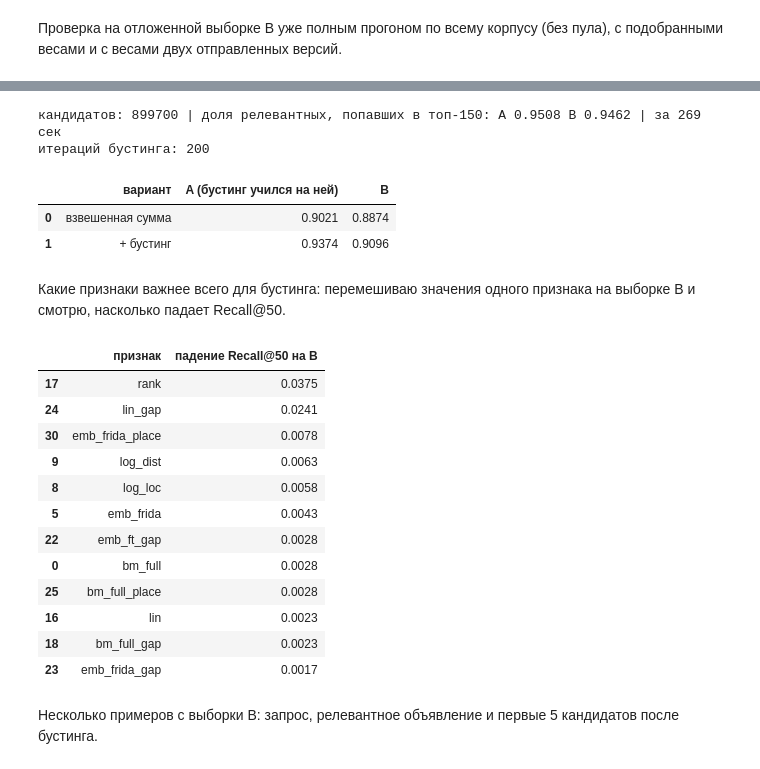
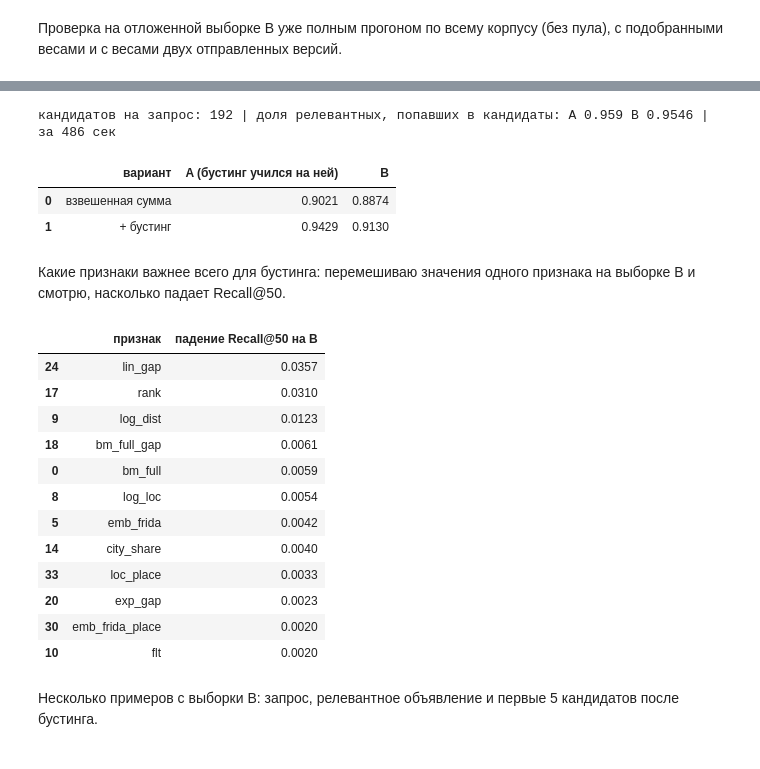
Before and after one commit to Smolyaninoff/avito-candidate-search, a Jupyter notebook: solution.ipynb, the cells around one changed output, grey strips where cells are left out. Saved outputs shown, nothing was run; the diff lists cells and outputs as text; code cells hidden in the pictures.

Commit message:
accuracy update: candidates from three sources, reranker ensemble
Recall@50 on the platform 0.899969, validation B 0.913.

```diff
--- a/solution.ipynb
+++ b/solution.ipynb
@@ -851,7 +851,8 @@ def run(index, qdf, weight_sets, pool_weights=None, pool_size=300, batch_size=20
             top = top_k(combine(s, w))
             predictions[name].extend([list(index['item_ids'][row]) for row in top])
         if pool_weights is not None:
-            cand = np.concatenate([top_k(combine(s, w), pool_size) for w in pool_weights], axis=1)
+            sizes = pool_size if isinstance(pool_size, list) else [pool_size] * len(pool_weights)
+            cand = np.concatenate([top_k(combine(s, w), k) for w, k in zip(pool_weights, sizes)], axis=1)
             for row in range(len(batch)):
                 c = np.unique(cand[row])
                 part = pd.DataFrame({name: s[name][row, c] for name in SIGNALS})
@@ -1046,14 +1049,18 @@ Recall@50 на B, подобранные веса: 0.8874 | время 233 се
 # %%
 RERANK_K = 150
+EXTRA_K = [100, 50]
 GAP_SIGNALS = ['bm_full', 'bm_title', 'exp', 'emb', 'emb_ft', 'emb_frida', 'lin']
 PLACE_SIGNALS = ['bm_full', 'bm_title', 'exp', 'emb', 'emb_ft', 'emb_frida', 'mc', 'dist', 'loc']
 RERANK_FEATURES = (['bm_full', 'bm_title', 'exp', 'emb', 'emb_ft', 'emb_frida', 'log_mc', 'nl', 'log_loc', 'log_dist', 'flt', 'cat',
                     'n_words', 'has_filters', 'city_share', 'n_same_loc', 'lin', 'rank'] + [name + '_gap' for name in GAP_SIGNALS]
                    + [name + '_place' for name in PLACE_SIGNALS])
+BASE_RERANK_FEATURES = [name for name in RERANK_FEATURES if not name.endswith('_place') and name != 'n_same_loc']
 
 
 def rerank_table(index, qdf, w):
-    _, cand = run(index, qdf, {}, pool_weights=[w], pool_size=RERANK_K)
+    weak_loc_w = dict(w, loc=1, dist=1)
+    text_w = dict(w, bm_title=0, exp=0, emb=0, emb_frida=10, loc=0, dist=0, mc=0, cat=0)
+    _, cand = run(index, qdf, {}, pool_weights=[w, weak_loc_w, text_w], pool_size=[RERANK_K] + EXTRA_K)
     cand['lin'] = combine({name: cand[name].values for name in SIGNALS}, w)
     cand['rank'] = cand.groupby('q')['lin'].rank(ascending=False, method='average')
     for name in GAP_SIGNALS:
@@ -1083,17 +1090,29 @@ def make_reranker():
                                           l2_regularization=1.0, early_stopping=False, random_state=SEED)
 
 
+def fit_rerankers(cand):
+    models = []
+    for feats in [RERANK_FEATURES, BASE_RERANK_FEATURES]:
+        model = make_reranker()
+        model.fit(cand[feats], cand['rel'])
+        models.append((model, feats))
+    return models
+
+
+def rerank_prob(models, cand):
+    return np.mean([model.predict_proba(cand[feats])[:, 1] for model, feats in models], axis=0)
+
+
 t = time.time()
 val_cand = rerank_table(val_index, val_ab, best_w)
 val_cand['rel'] = [item in relevant_sets[q] for q, item in zip(val_cand['q'], val_cand['item_id'])]
 cand_is_a = is_a[val_cand['q'].values]
-print('кандидатов:', len(val_cand), '| доля релевантных, попавших в топ-150: A', round(val_cand.loc[cand_is_a, 'rel'].sum() / n_relevant[is_a].sum(), 4),
+print('кандидатов на запрос:', round(len(val_cand) / len(val_ab)), '| доля релевантных, попавших в кандидаты: A',
+      round(val_cand.loc[cand_is_a, 'rel'].sum() / n_relevant[is_a].sum(), 4),
       'B', round(val_cand.loc[~cand_is_a, 'rel'].sum() / n_relevant[~is_a].sum(), 4), '| за', round(time.time() - t), 'сек')
 
-reranker = make_reranker()
-reranker.fit(val_cand.loc[cand_is_a, RERANK_FEATURES], val_cand.loc[cand_is_a, 'rel'])
-val_cand['prob'] = reranker.predict_proba(val_cand[RERANK_FEATURES])[:, 1]
-print('итераций бустинга:', reranker.n_iter_)
+rerankers = fit_rerankers(val_cand[cand_is_a])
+val_cand['prob'] = rerank_prob(rerankers, val_cand)
 
 rerank_pred = top50_by(val_cand, 'prob', len(val_ab))
 linear_pred = top50_by(val_cand, 'lin', len(val_ab))
@@ -1104,40 +1123,39 @@ for name, pred in [('взвешенная сумма', linear_pred), ('+ бус
                  'B': recall_at_50([p for p, f in zip(pred, is_a) if not f], val_ab.loc[~is_a, 'relevant'])})
 pd.DataFrame(rows).round(4)
 # %% [output]
-кандидатов: 899700 | доля релевантных, попавших в топ-150: A 0.9508 B 0.9462 | за 269 сек
-итераций бустинга: 200
+кандидатов на запрос: 192 | доля релевантных, попавших в кандидаты: A 0.959 B 0.9546 | за 486 сек
 |  | вариант | A (бустинг учился на ней) | B |
 | 0 | взвешенная сумма | 0.9021 | 0.8874 |
-| 1 | + бустинг | 0.9374 | 0.9096 |
+| 1 | + бустинг | 0.9429 | 0.9130 |
 # %% [markdown]
 Какие признаки важнее всего для бустинга: перемешиваю значения одного признака на выборке B и смотрю, насколько падает Recall@50.
 # %%
 b_cand = val_cand[~cand_is_a].copy()
 b_relevant = val_ab.loc[~is_a, 'relevant'].tolist()
 b_cand['q'] = b_cand['q'] - is_a.sum()
 base_b = recall_at_50(top50_by(b_cand, 'prob', len(val_b)), b_relevant)
 perm_rng = np.random.RandomState(SEED)
 rows = []
 for name in RERANK_FEATURES:
     shuffled = b_cand[RERANK_FEATURES].copy()
     shuffled[name] = perm_rng.permutation(shuffled[name].values)
-    b_cand['perm'] = reranker.predict_proba(shuffled)[:, 1]
+    b_cand['perm'] = rerank_prob(rerankers, shuffled)
     rows.append({'признак': name, 'падение Recall@50 на B': base_b - recall_at_50(top50_by(b_cand, 'perm', len(val_b)), b_relevant)})
 pd.DataFrame(rows).sort_values('падение Recall@50 на B', ascending=False).head(12).round(4)
 # %% [output]
 |  | признак | падение Recall@50 на B |
-| 17 | rank | 0.0375 |
-| 24 | lin_gap | 0.0241 |
-| 30 | emb_frida_place | 0.0078 |
-| 9 | log_dist | 0.0063 |
-| 8 | log_loc | 0.0058 |
-| 5 | emb_frida | 0.0043 |
-| 22 | emb_ft_gap | 0.0028 |
-| 0 | bm_full | 0.0028 |
-| 25 | bm_full_place | 0.0028 |
-| 16 | lin | 0.0023 |
-| 18 | bm_full_gap | 0.0023 |
-| 23 | emb_frida_gap | 0.0017 |
+| 24 | lin_gap | 0.0357 |
+| 17 | rank | 0.0310 |
+| 9 | log_dist | 0.0123 |
+| 18 | bm_full_gap | 0.0061 |
+| 0 | bm_full | 0.0059 |
+| 8 | log_loc | 0.0054 |
+| 5 | emb_frida | 0.0042 |
+| 14 | city_share | 0.0040 |
+| 33 | loc_place | 0.0033 |
+| 20 | exp_gap | 0.0023 |
+| 30 | emb_frida_place | 0.0020 |
+| 10 | flt | 0.0020 |
 # %% [markdown]
 Несколько примеров с выборки B: запрос, релевантное объявление и первые 5 кандидатов после бустинга.
 # %%
```
Also changed, not shown: parts of 14 cells of this notebook, 2 other files.
